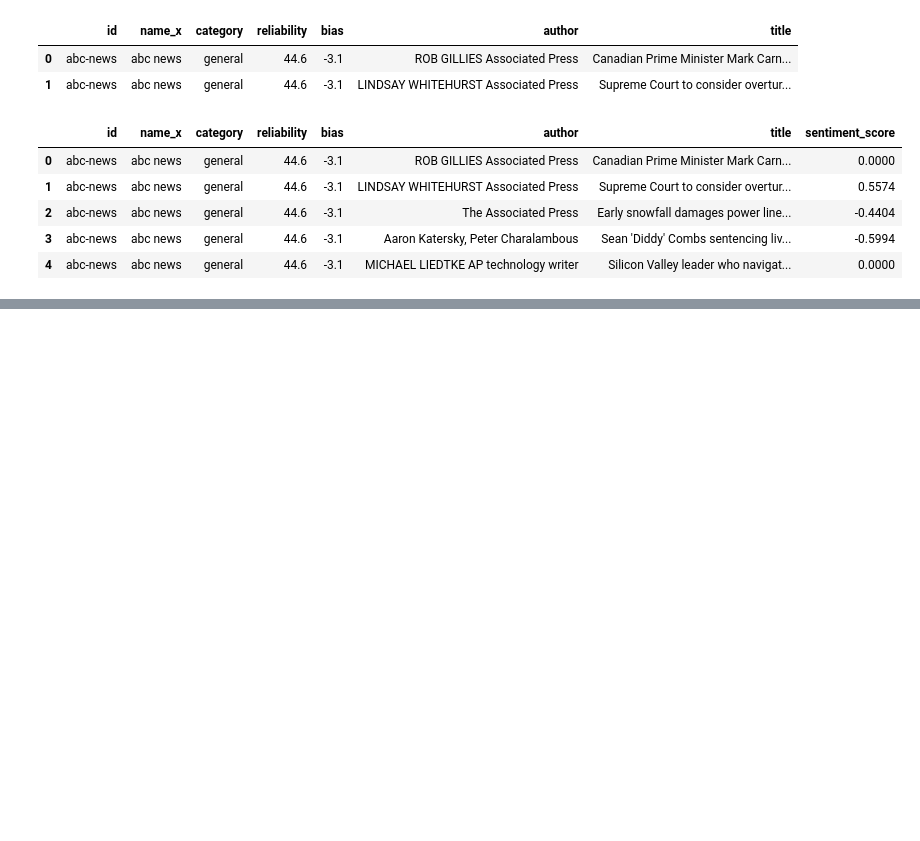
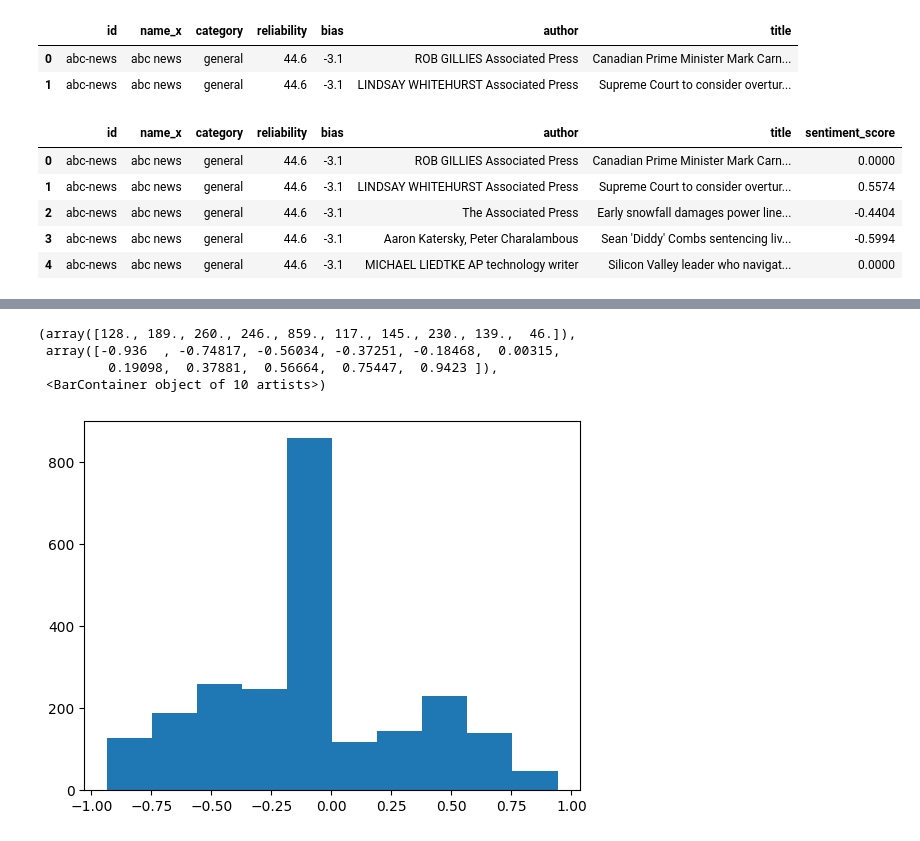
Before and after one commit to Joshua-Byrd/HeadlineAnalysis, a Jupyter notebook: notebooks/headline_analysis.ipynb, the cells around one changed output, grey strips where cells are left out. Saved outputs shown, nothing was run; the diff lists cells and outputs as text; code cells hidden in the pictures; blank space fills up the shorter version.

```diff
--- a/notebooks/headline_analysis.ipynb
+++ b/notebooks/headline_analysis.ipynb
@@ -194,0 +213,8 @@ df.head()
+# %%
+plt.hist(df["sentiment_score"])
+# %% [output]
+(array([128., 189., 260., 246., 859., 117., 145., 230., 139.,  46.]),
+ array([-0.936  , -0.74817, -0.56034, -0.37251, -0.18468,  0.00315,
+         0.19098,  0.37881,  0.56664,  0.75447,  0.9423 ]),
+ <BarContainer object of 10 artists>)
+[figure, added]
```
Also changed, not shown: parts of 7 cells of this notebook.
